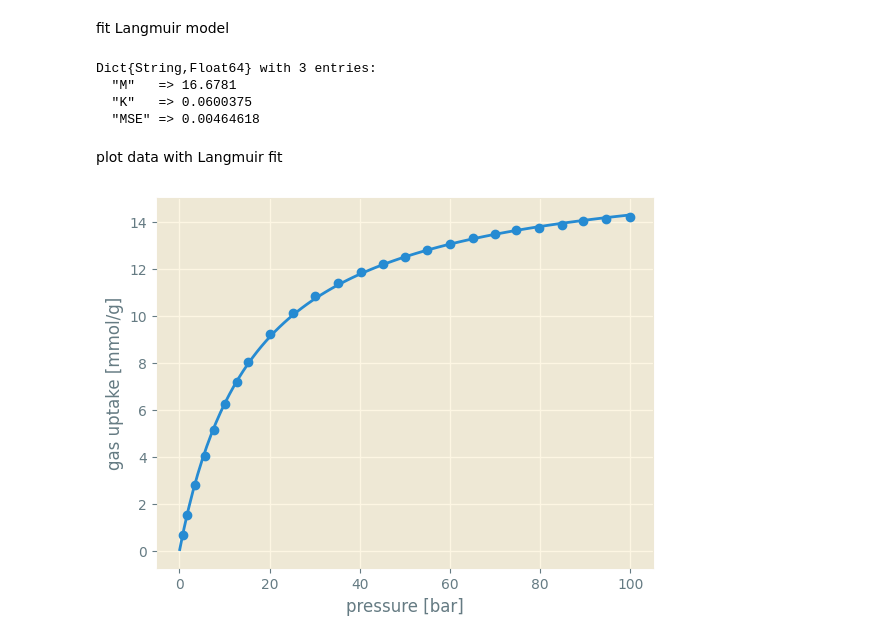
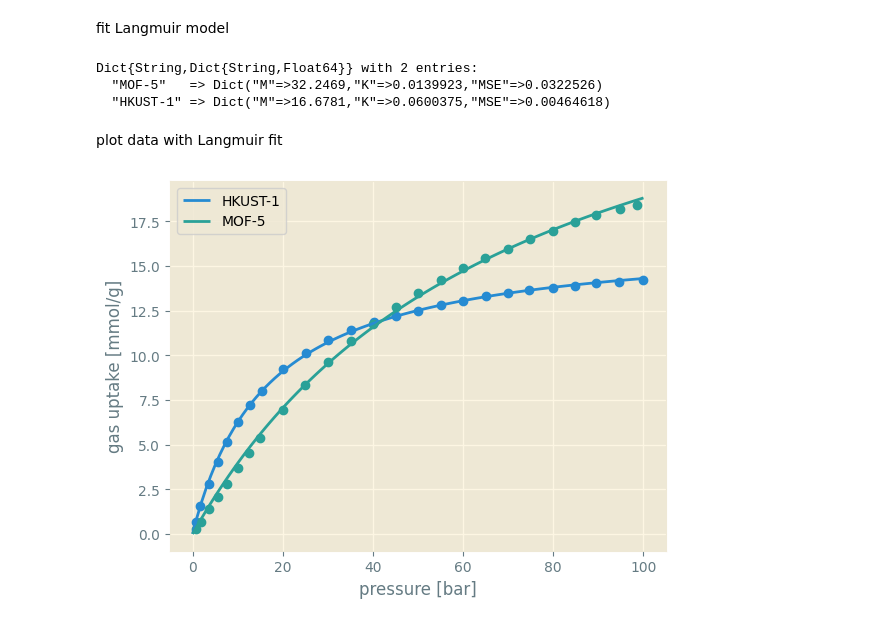
Before and after one commit to SimonEnsemble/nonlinear_sensing, a Jupyter notebook: one_d_sensing/1D sensing.ipynb, the cells around one changed output. Cells and saved outputs as stored; diff of their text form; code cells hidden in the pictures.

```diff
--- a/one_d_sensing/1D sensing.ipynb
+++ b/one_d_sensing/1D sensing.ipynb
@@ -7,8 +7,12 @@ PyPlot.matplotlib.style.use("Solarize_Light2")
 read in adsorption data, covert uptake to mmol/g
 # %%
-df = CSV.read("ch4_hkust1_25C.csv", comment="#")
-df[!, :N_mmol_g] = df[:, Symbol("N(cm3/g)")] / 22.4
-first(df, 3)
+mofs = ["HKUST-1", "MOF-5"]
+df = Dict{String, DataFrame}()
+for mof in mofs
+    df[mof] = CSV.read("ch4_" * mof * "_25C.csv", comment="#")
+    df[mof][!, :N_mmol_g] = df[mof][:, Symbol("N(cm3/g)")] / 22.4
+end
+first(df[mofs[1]], 3)
 # %% [output]
 3 rows × 3 columns
 |  | P(bar) | N(cm3/g) | N_mmol_g |
@@ -19,20 +23,22 @@ first(df, 3)
 # %% [markdown]
 fit Langmuir model
 # %%
-params = fit_adsorption_isotherm(df, Symbol("P(bar)"), :N_mmol_g, :langmuir)
+params = Dict(mof => fit_adsorption_isotherm(df[mof], Symbol("P(bar)"), :N_mmol_g, :langmuir) for mof in mofs)
 # %% [output]
-Dict{String,Float64} with 3 entries:
-  "M"   => 16.6781
-  "K"   => 0.0600375
-  "MSE" => 0.00464618
+Dict{String,Dict{String,Float64}} with 2 entries:
+  "MOF-5"   => Dict("M"=>32.2469,"K"=>0.0139923,"MSE"=>0.0322526)
+  "HKUST-1" => Dict("M"=>16.6781,"K"=>0.0600375,"MSE"=>0.00464618)
 # %% [markdown]
 plot data with Langmuir fit
 # %%
 figure()
 p = range(0.0, 100.0, length=100)
-scatter(df[:, Symbol("P(bar)")], df[:, :N_mmol_g])
-plot(p, params["M"] * params["K"] * p ./ (1 .+ params["K"] * p))
+for mof in mofs
+    scatter(df[mof][:, Symbol("P(bar)")], df[mof][:, :N_mmol_g])
+    plot(p, params[mof]["M"] * params[mof]["K"] * p ./ (1 .+ params[mof]["K"] * p), label=mof)
+end
+legend()
 xlabel("pressure [bar]")
 ylabel("gas uptake [mmol/g]")
 # %% [output]
-[figure, old version]
+[figure, new version]
```
Also changed, not shown: parts of 2 cells of this notebook, 2 other files.
